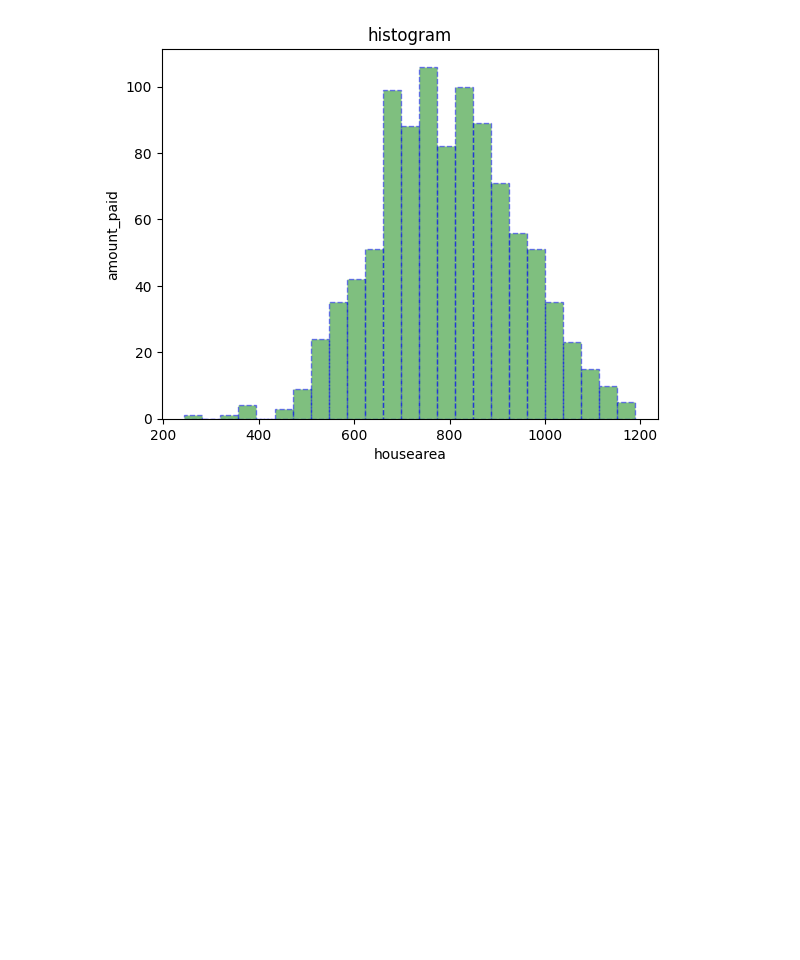
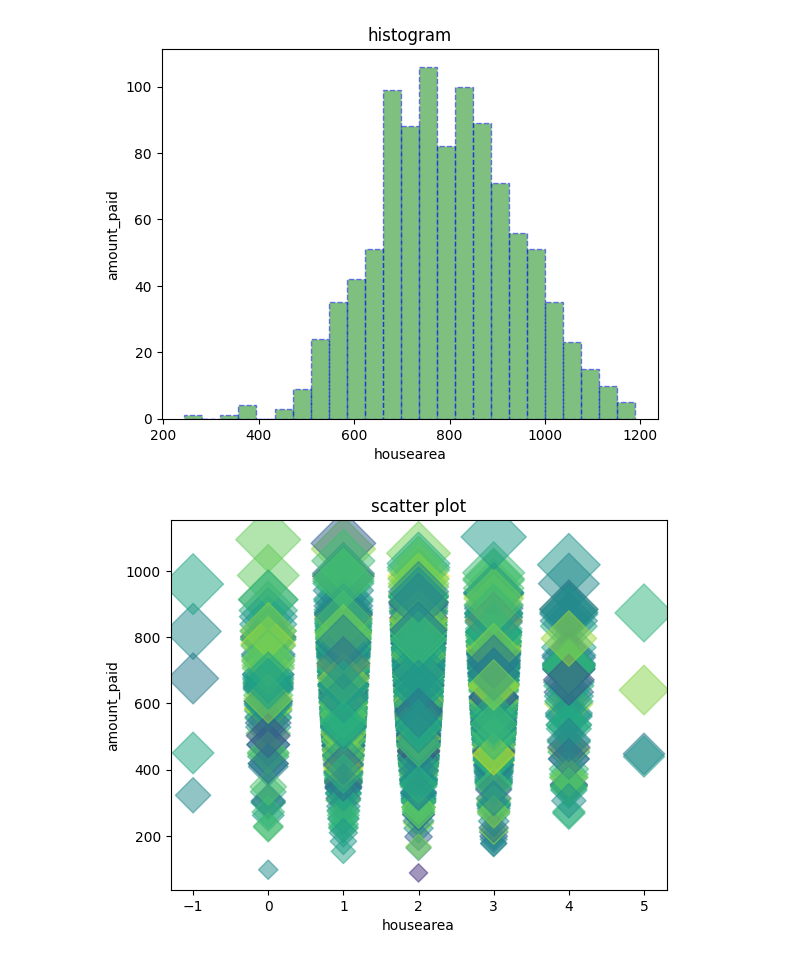
Before and after one commit to Hansaka2001/Data-Analysis-and-Visualization, a Jupyter notebook: Matplotlib/data_visualization/C_S.ipynb, the cells around one changed output. Saved outputs shown, nothing was run; the diff lists cells and outputs as text; code cells hidden in the pictures; blank space fills up the shorter version.

```diff
--- a/Matplotlib/data_visualization/C_S.ipynb
+++ b/Matplotlib/data_visualization/C_S.ipynb
@@ -126,3 +126,22 @@ plt.xlabel('housearea')
 plt.show()
 # %% [output]
 [figure]
+# %%
+import matplotlib.pyplot as plt
+import pandas as pd
+
+data = pd.read_csv('Household energy bill data.csv')
+
+x = data['num_rooms']
+y = data['amount_paid']
+
+plt.scatter(x,y, c=data['housearea'], s=data['amount_paid'], marker='D', alpha=0.5)
+
+plt.title("scatter plot")
+
+plt.ylabel('amount_paid')
+plt.xlabel('housearea')
+
+plt.show()
+# %% [output]
+[figure, added]
```
Also changed, not shown: 1 other file.
